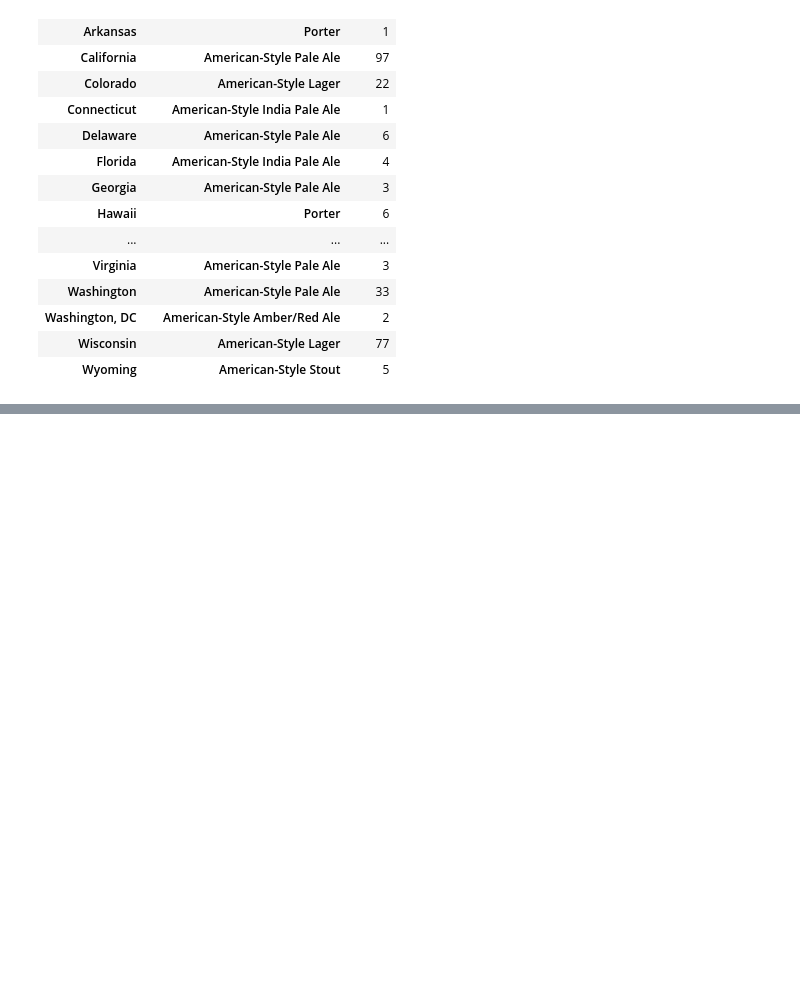
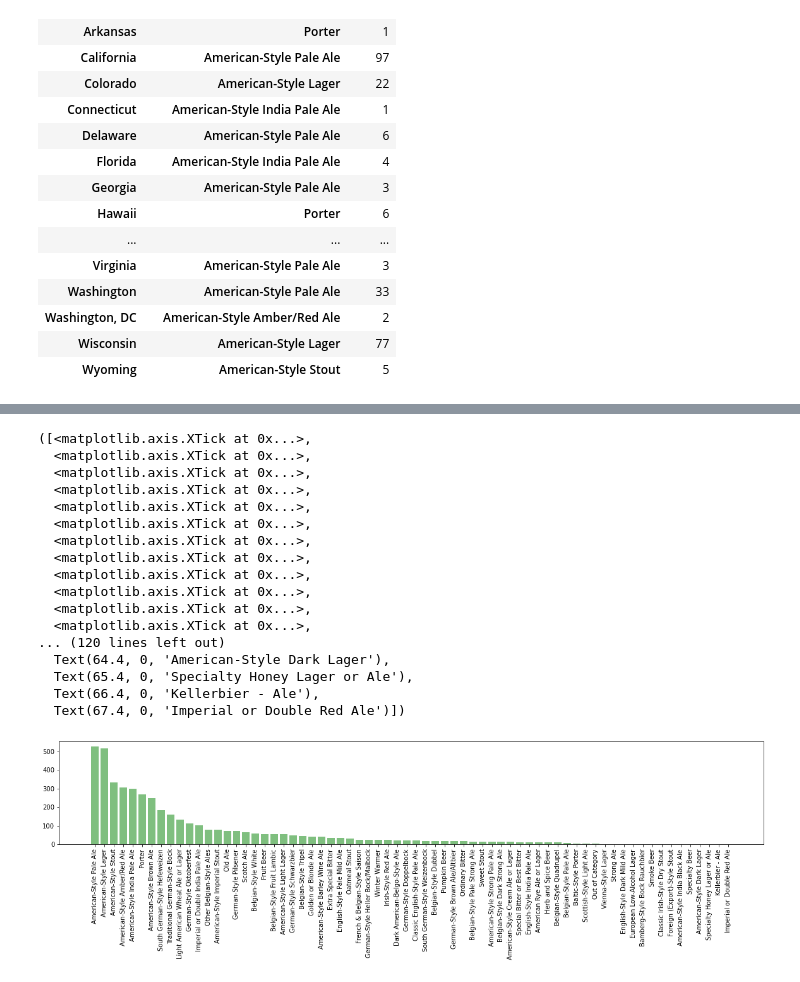
Before and after one commit to a-prospero/strange_brew, a Jupyter notebook: beer_style.ipynb, the cells around one changed output, grey strips where cells are left out. Saved outputs shown, nothing was run; the diff lists cells and outputs as text; code cells hidden in the pictures; blank space fills up the shorter version.

Commit message:
graphs + WIP analysis

```diff
--- a/beer_style.ipynb
+++ b/beer_style.ipynb
@@ -245,0 +278,3 @@ state_beer.rename(columns = {'State': 'State', 'Beer Style': 'Beer Style', 'Beer
+# %%
+nations_beer_style = pd.read_excel('nationwide.xlsx')
+nations_beer_style
@@ -245,0 +295,26 @@ state_beer.rename(columns = {'State': 'State', 'Beer Style': 'Beer Style', 'Beer
+# %%
+x_axis = np.arange(len(nations_beer_style))
+tick_locations = [value+0.4 for value in x_axis]
+# %%
+plt.figure(figsize=(20,3))
+plt.bar(x_axis, nations_beer_style["Count"], color='g', alpha=0.5, align="edge")
+plt.xticks(tick_locations, nations_beer_style["Beer Style"], rotation="vertical")
+# %% [output]
+([<matplotlib.axis.XTick at 0x...>,
+  <matplotlib.axis.XTick at 0x...>,
+  <matplotlib.axis.XTick at 0x...>,
+  <matplotlib.axis.XTick at 0x...>,
+  <matplotlib.axis.XTick at 0x...>,
+  <matplotlib.axis.XTick at 0x...>,
+  <matplotlib.axis.XTick at 0x...>,
+  <matplotlib.axis.XTick at 0x...>,
+  <matplotlib.axis.XTick at 0x...>,
+  <matplotlib.axis.XTick at 0x...>,
+  <matplotlib.axis.XTick at 0x...>,
+  <matplotlib.axis.XTick at 0x...>,
+... (120 lines left out)
+  Text(64.4, 0, 'American-Style Dark Lager'),
+  Text(65.4, 0, 'Specialty Honey Lager or Ale'),
+  Text(66.4, 0, 'Kellerbier - Ale'),
+  Text(67.4, 0, 'Imperial or Double Red Ale')])
+[figure, added]
```
Also changed, not shown: parts of 7 cells of this notebook, 2 other files.
